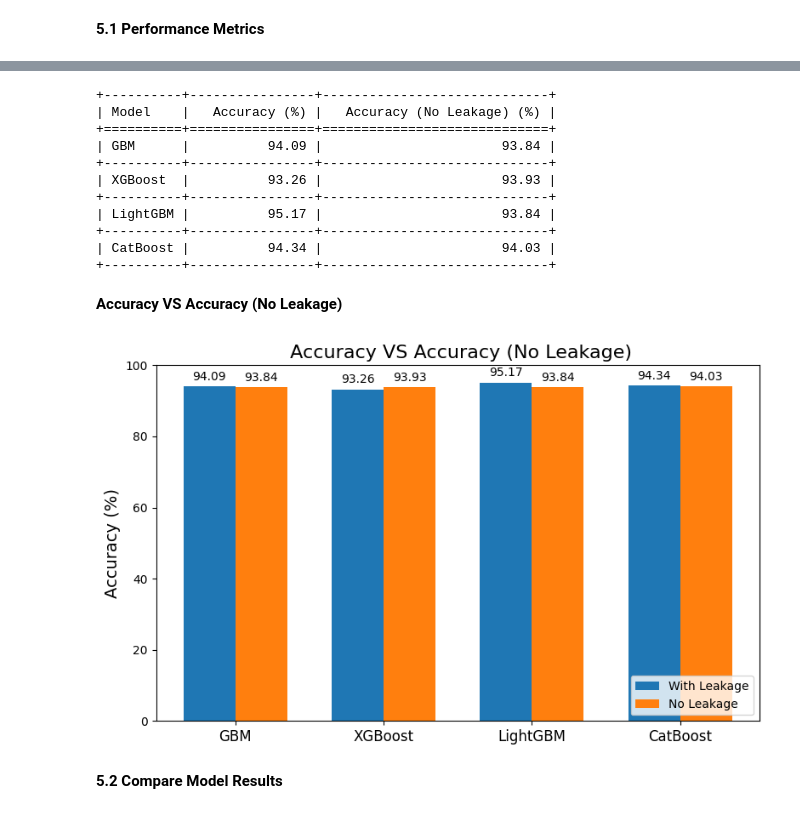
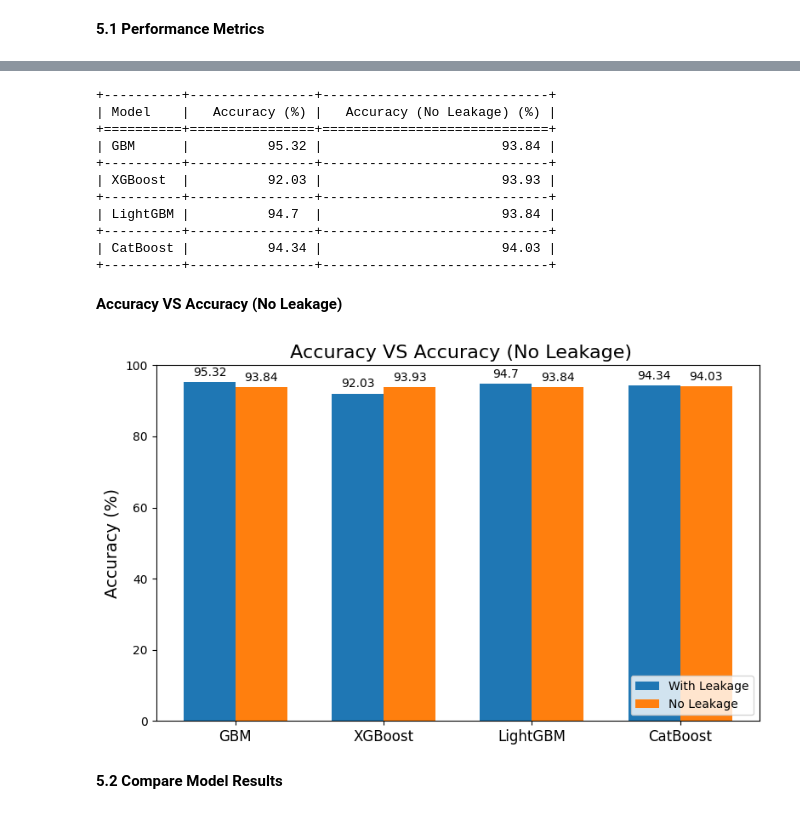
Before and after one commit to mithilreddy369/Brain-Stroke-Prediction-using-Gradient-Boosting-with-XAI, a Jupyter notebook: Brain_Stroke_Prediction_using_Gradient_Boosting_with_XAI.ipynb, the cells around one changed output, grey strips where cells are left out. Saved outputs shown, nothing was run; the diff lists cells and outputs as text; code cells hidden in the pictures.

```diff
--- a/Brain_Stroke_Prediction_using_Gradient_Boosting_with_XAI.ipynb
+++ b/Brain_Stroke_Prediction_using_Gradient_Boosting_with_XAI.ipynb
@@ -634,7 +633,7 @@ from tabulate import tabulate
 models = ['GBM', 'XGBoost', 'LightGBM', 'CatBoost']
 
 # Accuracy scores for each model (scaled to 100)
-accuracy = [94.09, 93.26, 95.17, 94.34]
+accuracy = [95.32, 92.03, 94.70, 94.34]
 accuracy_no_leakage = [93.84, 93.93, 93.84, 94.03]
 
 # Prepare data for tabulate
@@ -651,11 +650,11 @@ print(tabulate(table_data, headers=headers, tablefmt="grid"))
 +----------+----------------+-----------------------------+
 | Model    |   Accuracy (%) |   Accuracy (No Leakage) (%) |
 +==========+================+=============================+
-| GBM      |          94.09 |                       93.84 |
+| GBM      |          95.32 |                       93.84 |
 +----------+----------------+-----------------------------+
-| XGBoost  |          93.26 |                       93.93 |
+| XGBoost  |          92.03 |                       93.93 |
 +----------+----------------+-----------------------------+
-| LightGBM |          95.17 |                       93.84 |
+| LightGBM |          94.7  |                       93.84 |
 +----------+----------------+-----------------------------+
 | CatBoost |          94.34 |                       94.03 |
 +----------+----------------+-----------------------------+
@@ -669,7 +668,7 @@ import numpy as np
 models = ['GBM', 'XGBoost', 'LightGBM', 'CatBoost']
 
 # Accuracy scores for each model (scaled to 100)
-accuracy = [94.09, 93.26, 95.17, 94.34]
+accuracy = [95.32, 92.03, 94.70, 94.34]
 accuracy_no_leakage = [93.84, 93.93, 93.84, 94.03]
 
 # Plotting
@@ -680,34 +679,34 @@ fig, ax = plt.subplots(figsize=(8, 5)) # Set figure size to 8x5
 rects1 = ax.bar(x - width/2, accuracy, width, label='With Leakage')
 rects2 = ax.bar(x + width/2, accuracy_no_leakage, width, label='No Leakage')
 
 # Add some text for labels, title and custom x-axis tick labels, etc.
 ax.set_ylabel('Accuracy (%)', fontsize=14)
 ax.set_title(' Accuracy VS Accuracy (No Leakage)', fontsize=16)
 ax.set_xticks(x)
 ax.set_xticklabels(models, fontsize=12)
 ax.legend(loc='lower right', bbox_to_anchor=(1, 0))
 ax.set_ylim(0, 100)  # Set y limit from 0 to 100
 ax.set_yticks(np.arange(0, 101, 20))  # Set y ticks at intervals of 20
 
 # Attach a text label above each bar in *rects*, displaying its height
 def autolabel(rects):
     """Attach a text label above each bar in *rects*, displaying its height."""
     for rect in rects:
         height = rect.get_height()
         ax.annotate('{}'.format(height),
                     xy=(rect.get_x() + rect.get_width() / 2, height),
                     xytext=(0, 3),  # 3 points vertical offset
                     textcoords="offset points",
                     ha='center', va='bottom', fontsize=10)
 
 autolabel(rects1)
 autolabel(rects2)
 
 fig.tight_layout()
 
 plt.show()
 # %% [output]
-[figure, old version]
+[figure, new version]
 # %% [markdown]
 **5.2 Compare Model Results**
 # %%
```
Also changed, not shown: parts of 12 cells of this notebook, 21 other files.
